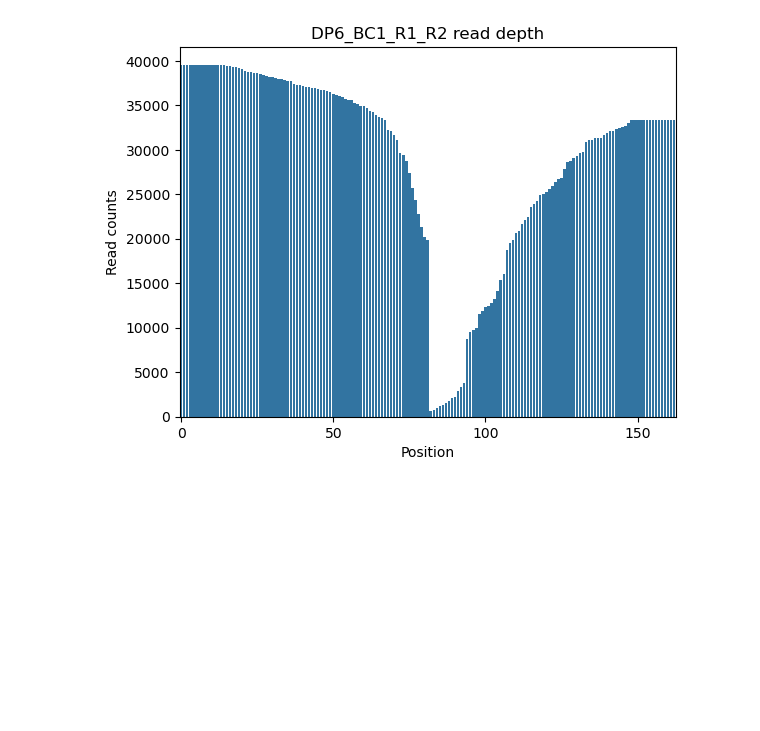
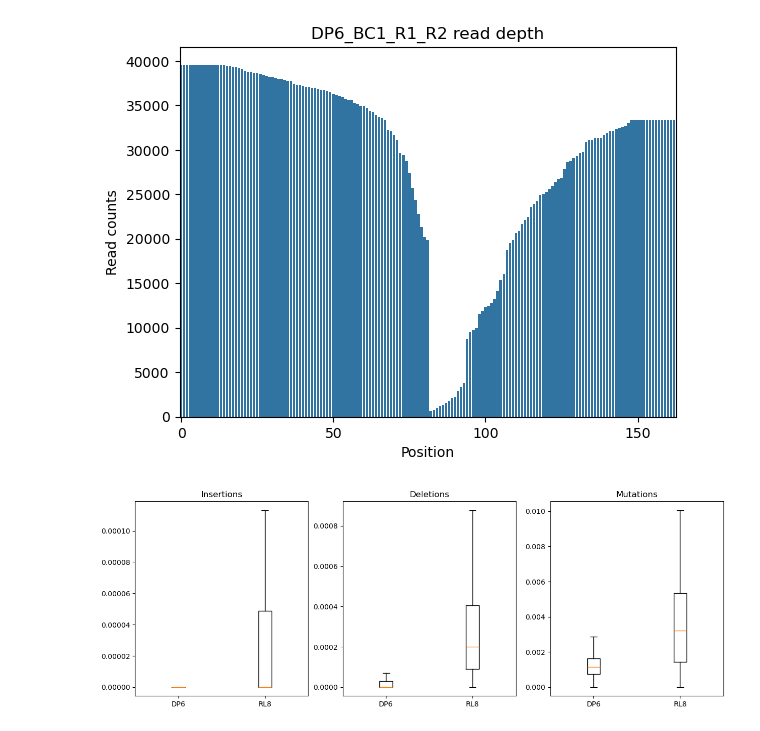
Before and after one commit to AliceHovsepyan/pogo_pance_draft, a Jupyter notebook: DMS_analysis_struct.ipynb, the cells around one changed output. Saved outputs shown, nothing was run; the diff lists cells and outputs as text; code cells hidden in the pictures; blank space fills up the shorter version.

```diff
--- a/DMS_analysis_struct.ipynb
+++ b/DMS_analysis_struct.ipynb
@@ -243,3 +243,26 @@ plt.show()
 coverage_plot(total_variants.sum(), FigFolder=FigFolder, samplename = f"{variant}_{Bc}_R1_R2")
 # %% [output]
 [figure]
+# %%
+DP6_indels = pd.read_csv("/home/student/anna/DMS_analysis/output/final_output/DP6/blast/combined/enrichments/DNA/DP6_BC1_S1_combined_roiFalse_DNA_indel_freq.csv", index_col=0)
+RL8_indels = pd.read_csv("/home/student/anna/DMS_analysis/output/final_output/RL8/blast/combined/enrichments/DNA/RL8_BC1_S1_combined_roiFalse_DNA_indel_freq.csv", index_col=0)
+RL8_mutations = pd.read_csv("/home/student/anna/DMS_analysis/output/final_output/RL8/blast/combined/enrichments/AA/RL8_BC1_S1_combined_roiFalse_AA_enrichment_relative.csv", index_col=0)
+DP6_mutations = pd.read_csv("/home/student/anna/DMS_analysis/output/final_output/DP6/blast/combined/enrichments/AA/DP6_BC1_S1_combined_roiFalse_AA_enrichment_relative.csv", index_col=0)
+# %%
+DP6_insertions = DP6_indels.loc["insertion",:]
+RL8_insertions = RL8_indels.loc["insertion",:]
+DP6_deletions = DP6_indels.loc["deletion",:]
+RL8_deletions = RL8_indels.loc["deletion",:]
+DP6_mutations = DP6_mutations.sum()
+RL8_mutations = RL8_mutations.sum()
+# %%
+fig, axes = plt.subplots(1, 3, figsize=(15,5))
+axes[0].boxplot([DP6_insertions, RL8_insertions], tick_labels = ["DP6", "RL8"], showfliers=False)
+axes[0].set_title("Insertions")
+axes[1].boxplot([DP6_deletions, RL8_deletions], tick_labels = ["DP6", "RL8"], showfliers=False)
+axes[1].set_title("Deletions")
+axes[2].boxplot([DP6_mutations, RL8_mutations], tick_labels = ["DP6", "RL8"], showfliers=False)
+axes[2].set_title("Mutations")
+plt.show()
+# %% [output]
+[figure, added]
```
Also changed, not shown: parts of 3 cells of this notebook, 10 other files.
